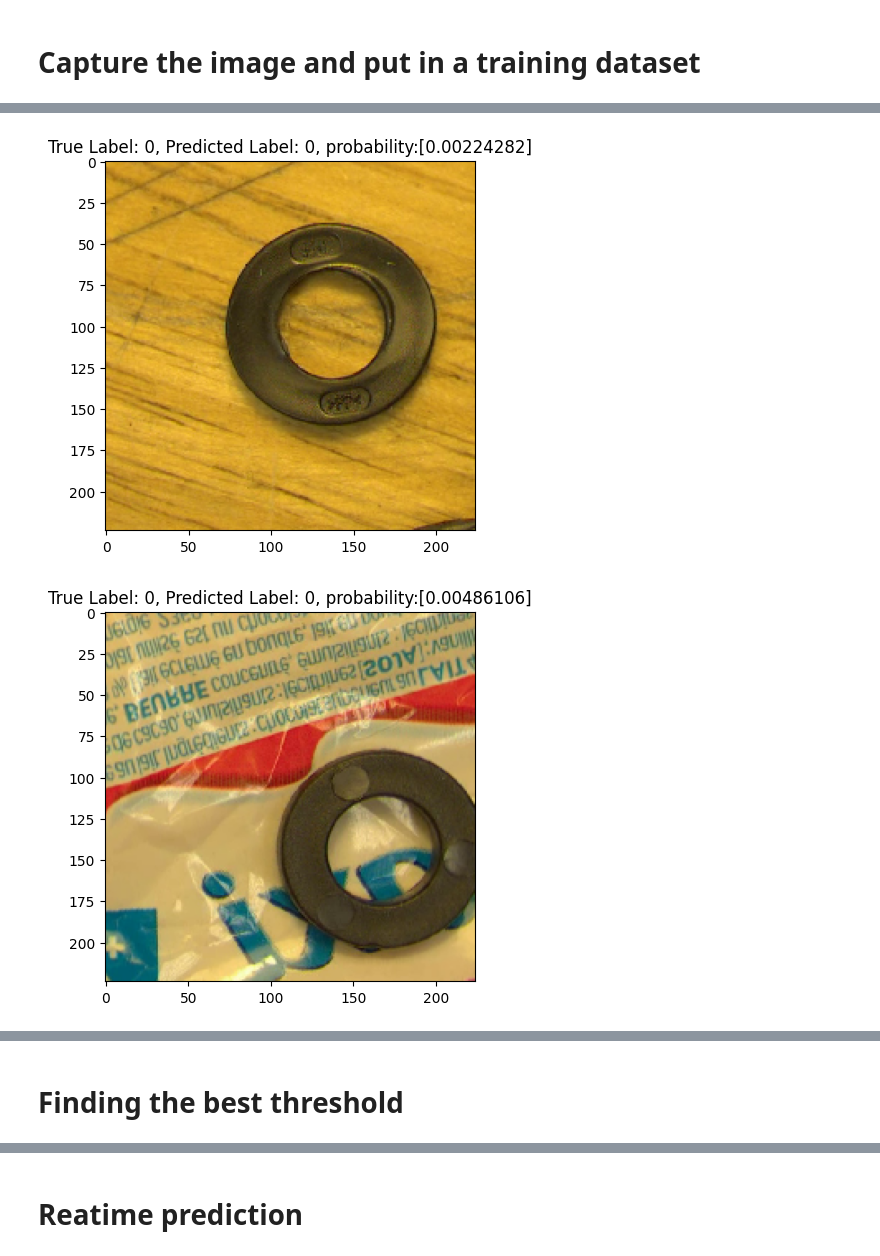
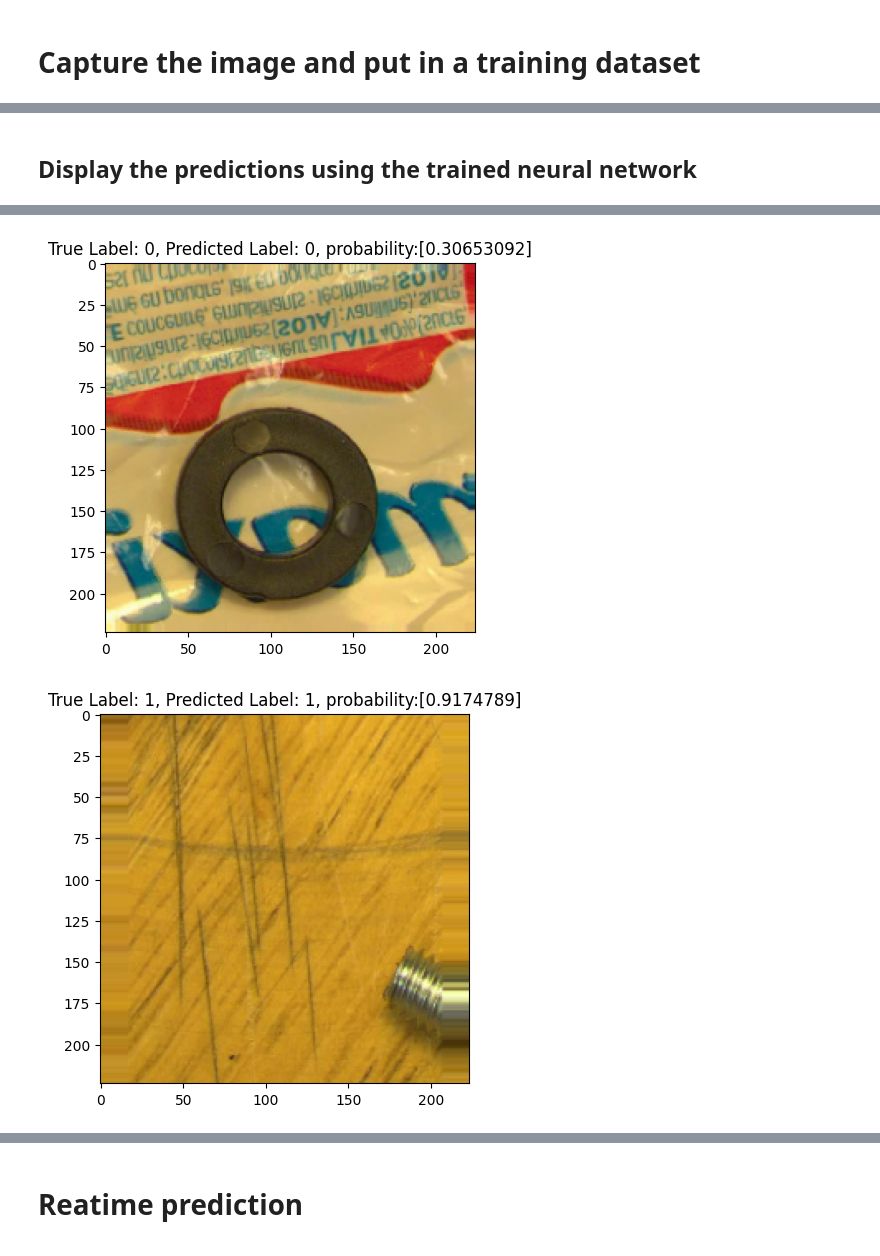
Before and after one commit to mohan696matlab/Test_1, a Jupyter notebook: Object_detection.ipynb, the cells around one changed output, grey strips where cells are left out. Drawn from its saved outputs; the diff is of its cells as text; code cells hidden in the pictures.

```diff
--- a/Object_detection.ipynb
+++ b/Object_detection.ipynb
@@ -123,6 +130,7 @@ batch_size = 32
 train_datagen = ImageDataGenerator(
     rescale=1./255,
     shear_range=0.2,
+    zoom_range=0.2,
     horizontal_flip=True,
     validation_split=0.2  # 20% validation split
 )
@@ -224,13 +300,12 @@ Epoch 15/100
+# %% [markdown]
+## Display the predictions using the trained neural network
 # %%
-import numpy as np
-import matplotlib.pyplot as plt
-
 # Load the trained model
 model = tf.keras.models.load_model('binary_classification_model.h5')
 
 
 # Extract images and true labels from the batch
-images, true_labels = next(train_generator)
+images, true_labels = train_generator.next()
 
 # Predict the labels using the model
 predicted_labels = model.predict(images)
@@ -250,2 +325,2 @@ for i in range(num_samples_to_display):
-[figure, old version]
+[figure, new version]
-[figure, old version]
+[figure, new version]
@@ -253,2 +327,0 @@ for i in range(num_samples_to_display):
-# %% [markdown]
-# Finding the best threshold
```
Also changed, not shown: parts of 18 cells of this notebook, 6 other files.
